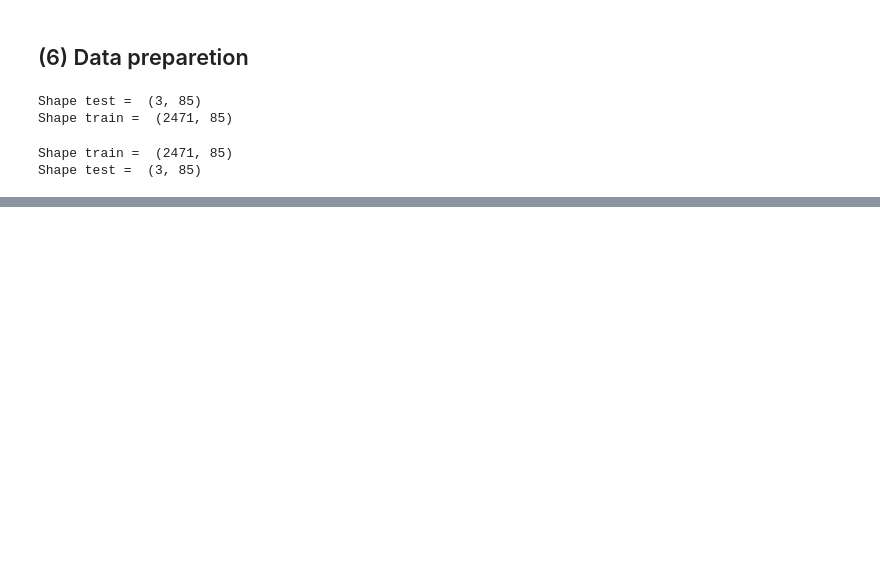
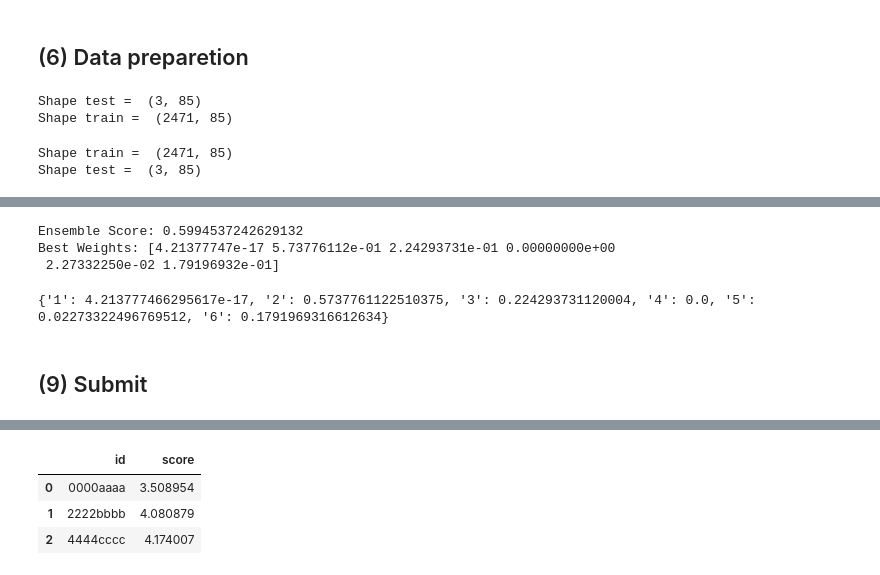
Before and after one commit to dgkmtu/kaggle-linking-writing-processes, a Jupyter notebook: code/nb05_writing_quality.ipynb, the cells around one changed output, grey strips where cells are left out. Saved outputs shown, nothing was run; the diff lists cells and outputs as text; code cells hidden in the pictures; blank space fills up the shorter version.

Commit message:
nb05の完了、submit

```diff
--- a/code/nb05_writing_quality.ipynb
+++ b/code/nb05_writing_quality.ipynb
@@ -362,0 +678,7 @@ X_total_std = std_.fit_transform(X_total_fit)
+# %%
+oof1 = r1.predict(X_test)
+oof2 = r2.predict(X_test)
+oof3 = r3.predict(X_test)
+oof4 = r4.predict(X_test)
+oof5 = r5.predict(X_test)
+oof6 = r6.predict(X_test)
@@ -362,0 +687,25 @@ X_total_std = std_.fit_transform(X_total_fit)
+# %%
+res = find_best_weight([oof1, oof2, oof3, oof4, oof5, oof6], y_test)
+# %% [output]
+Ensemble Score: 0.5994537242629132
+Best Weights: [4.21377747e-17 5.73776112e-01 2.24293731e-01 0.00000000e+00
+ 2.27332250e-02 1.79196932e-01]
+# %%
+yy = '123456'
+dd = {yy[i]:k for i,k in enumerate(res['x'])}
+print(dd)
+# %% [output]
+{'1': 4.213777466295617e-17, '2': 0.5737761122510375, '3': 0.224293731120004, '4': 0.0, '5': 0.02273322496769512, '6': 0.1791969316612634}
+# %% [markdown]
+## (9) Submit
+# %%
+sample = pd.read_csv('./data/sample_submission.csv')
+# %%
+sample['score'] = r1.predict(X_total_std)*dd['1'] + \
+                  r2.predict(X_total_std)*dd['2'] + \
+                  r3.predict(X_total_std)*dd['3'] + \
+                  r4.predict(X_total_std)*dd['4'] + \
+                  r5.predict(X_total_std)*dd['5'] + \
+                  r6.predict(X_total_std)*dd['6']
+sample
+# %% [output]
@@ -362,0 +713,4 @@ X_total_std = std_.fit_transform(X_total_fit)
+|  | id | score |
+| 0 | 0000aaaa | 3.508954 |
+| 1 | 2222bbbb | 4.080879 |
+| 2 | 4444cccc | 4.174007 |
```
Also changed, not shown: parts of 17 cells of this notebook, 4 other files.
